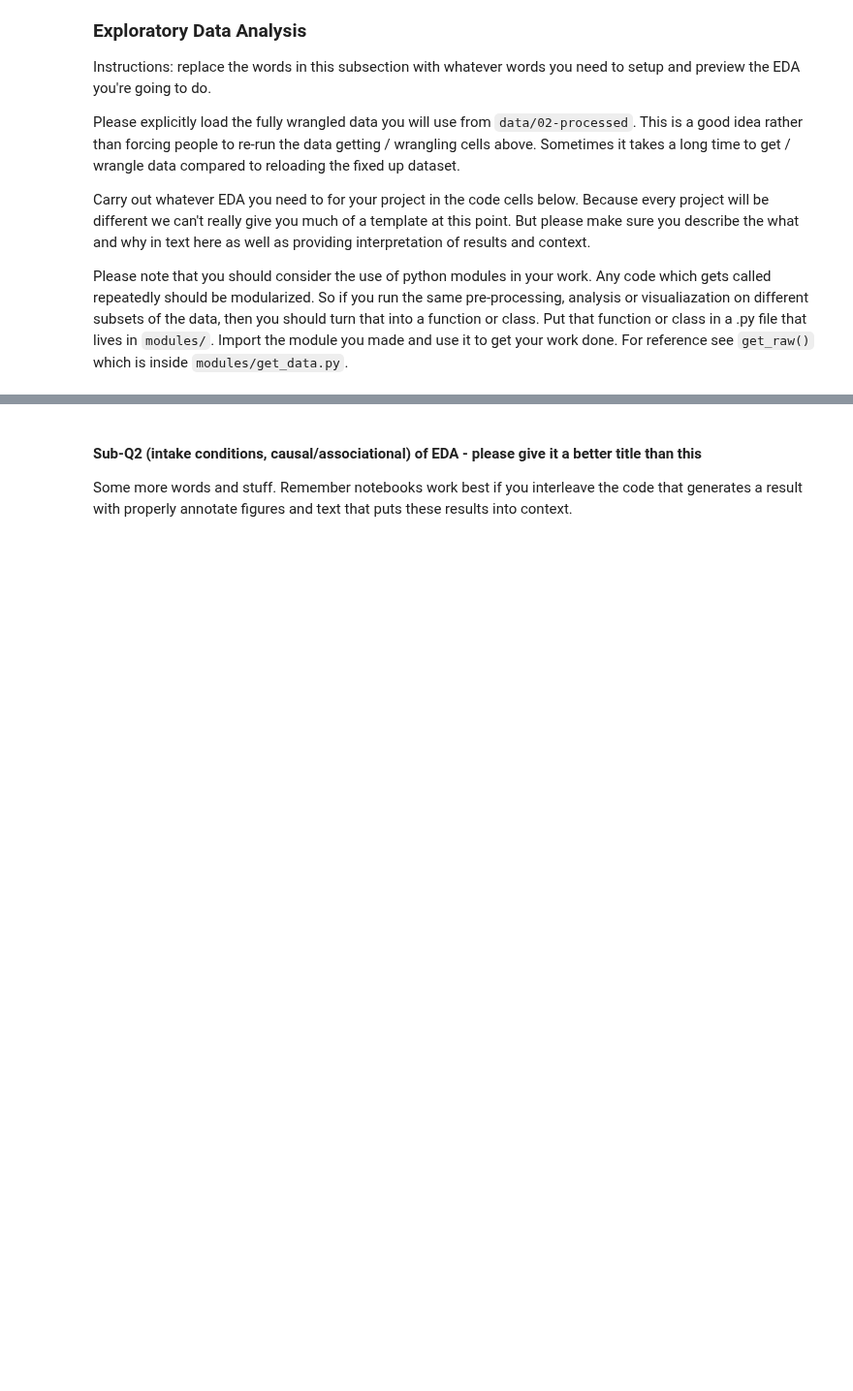
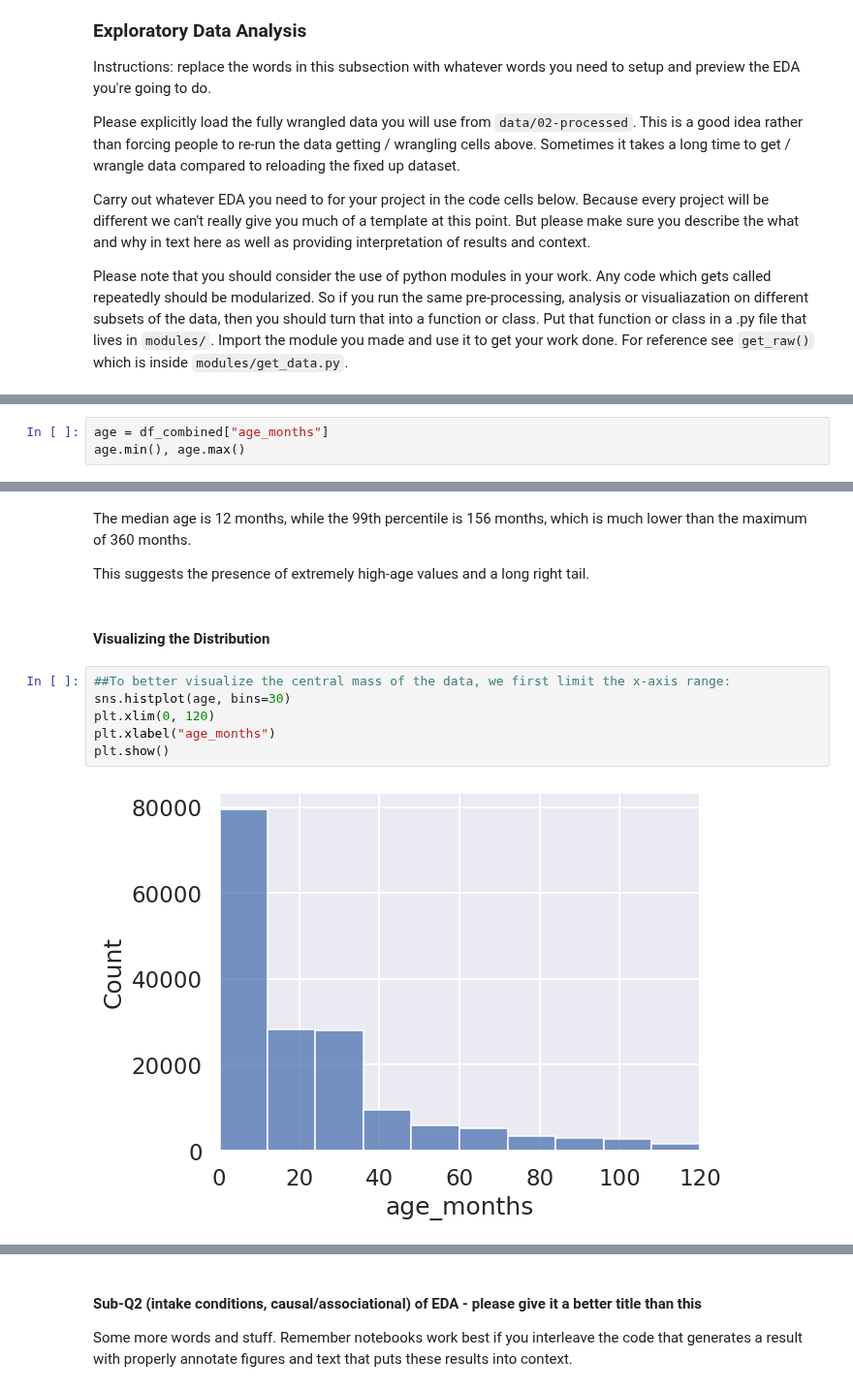
Before and after one commit to COGS108/Group098_WI26, a Jupyter notebook: 02-EDACheckpoint.ipynb, the cells around one changed output, grey strips where cells are left out. Shown at 97% size. Cells and saved outputs as stored; diff of their text form; blank space fills up the shorter version.

```diff
--- a/02-EDACheckpoint.ipynb
+++ b/02-EDACheckpoint.ipynb
@@ -444,0 +662,3 @@ Some more words and stuff.  Remember notebooks work best if you interleave the c
+# %%
+age = df_combined["age_months"]
+age.min(), age.max()
@@ -444,0 +691,14 @@ Some more words and stuff.  Remember notebooks work best if you interleave the c
+# %% [markdown]
+The median age is 12 months, while the 99th percentile is 156 months, which is much lower than the maximum of 360 months.
+
+This suggests the presence of extremely high-age values and a long right tail.
+# %% [markdown]
+#### Visualizing the Distribution
+# %%
+##To better visualize the central mass of the data, we first limit the x-axis range:
+sns.histplot(age, bins=30)
+plt.xlim(0, 120)
+plt.xlabel("age_months")
+plt.show()
+# %% [output]
+[figure, added]
```
Also changed, not shown: parts of 55 cells of this notebook.
